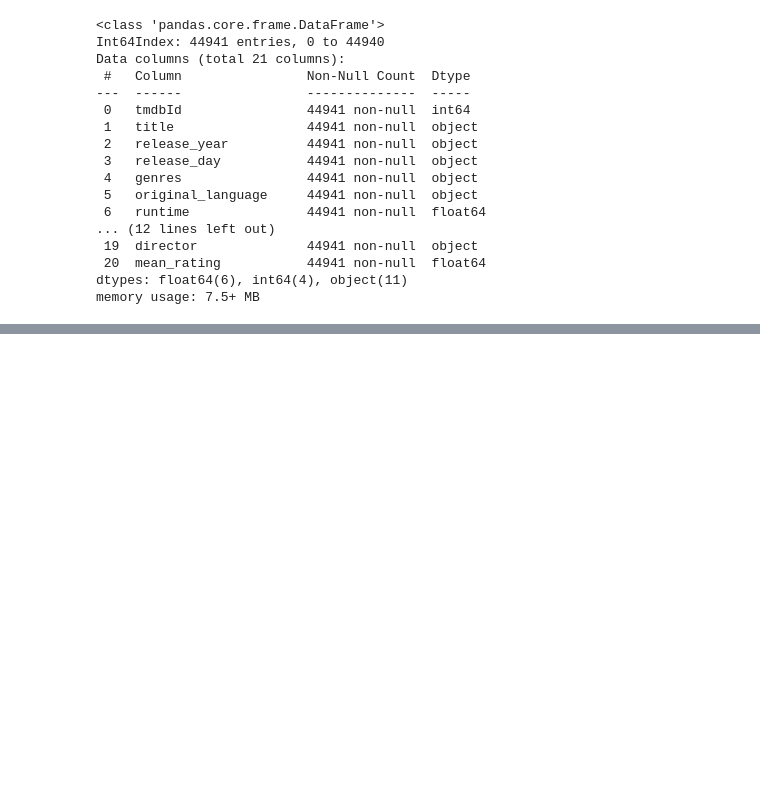
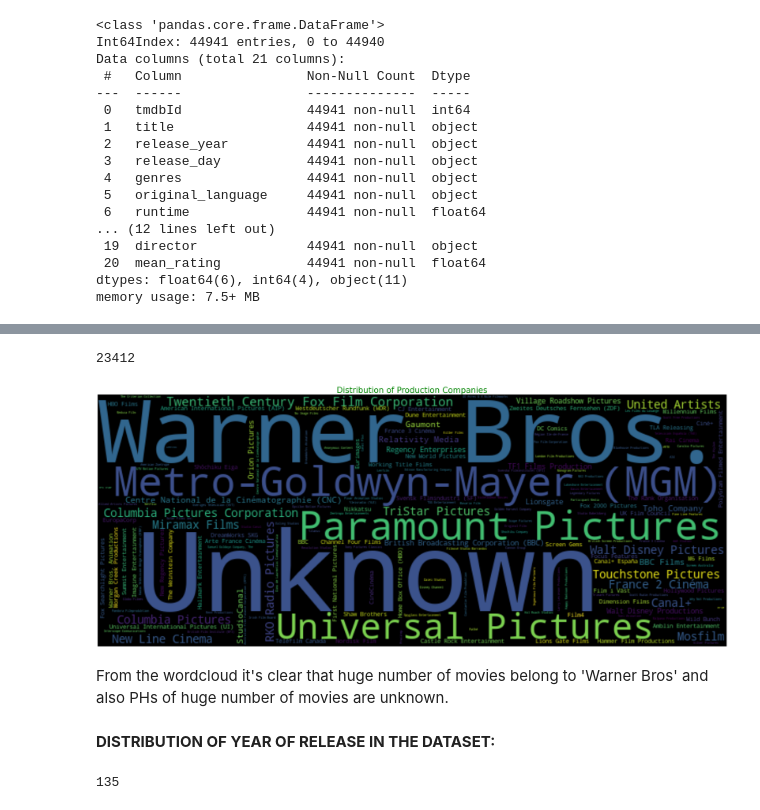
Before and after one commit to disha2sinha/Movie-Recommendation-System, a Jupyter notebook: Analysis_of_The_Dataset.ipynb, the cells around one changed output, grey strips where cells are left out. Drawn from its saved outputs; the diff is of its cells as text; code cells hidden in the pictures; blank space fills up the shorter version.

```diff
--- a/Analysis_of_The_Dataset.ipynb
+++ b/Analysis_of_The_Dataset.ipynb
@@ -149,0 +154,36 @@ type_occurences
+# %%
+PHc_set = set()
+for PHc in movies_data['production_companies'].str.split('|').values:
+  PHc_set = PHc_set.union(set(PHc))
+PHctype_occurences= count_types(movies_data, 'production_companies', PHc_set)
+len(PHctype_occurences)
+# %% [output]
+23412
+# %%
+companies = dict()
+for s in PHctype_occurences:
+    companies[s[0]] = s[1]
+tone = 100 # define the color of the words
+f, ax = plt.subplots(figsize=(50, 20))
+wordcloud = WordCloud(width=750,height=300, background_color='black',
+                      max_words=23412,relative_scaling=0.1,
+                      normalize_plurals=False)
+wordcloud.generate_from_frequencies(companies)
+plt.imshow(wordcloud, interpolation="bilinear")
+plt.title("Distribution of Production Companies",color='g',fontsize = 35)
+plt.axis('off')
+plt.show()
+# %% [output]
+[figure, added]
+# %% [markdown]
+From the wordcloud it's clear that huge number of movies belong to 'Warner Bros' and also PHs of huge number of movies are unknown.
+# %% [markdown]
+ **DISTRIBUTION OF YEAR OF RELEASE IN THE DATASET:**
+# %%
+year_set = set()
+for year in movies_data['release_year'].str.split('|').values:
+  year_set = year_set.union(set(year))
+year_type_occurences= count_types(movies_data, 'release_year', year_set)
+len(year_type_occurences)
+# %% [output]
+135
```
Also changed, not shown: parts of 23 cells of this notebook.
